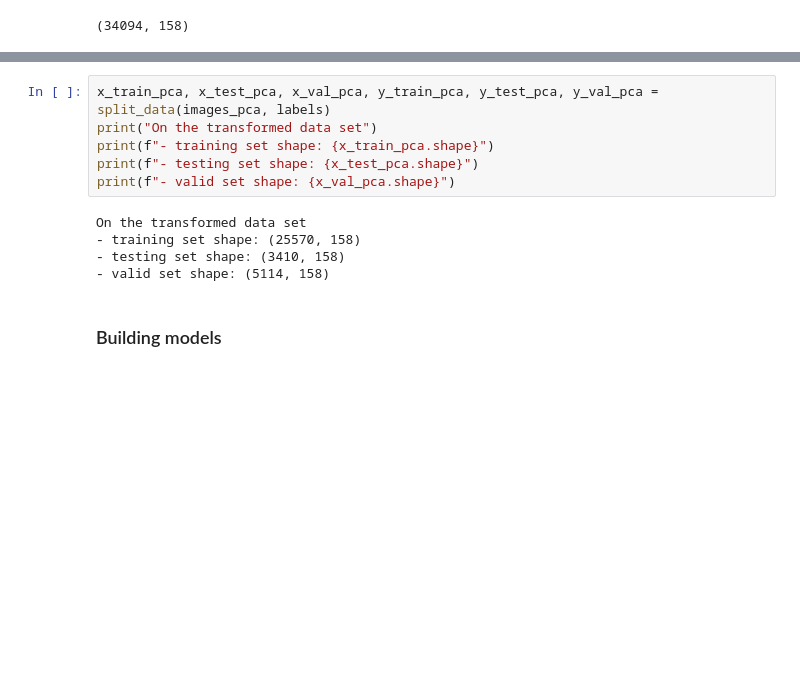
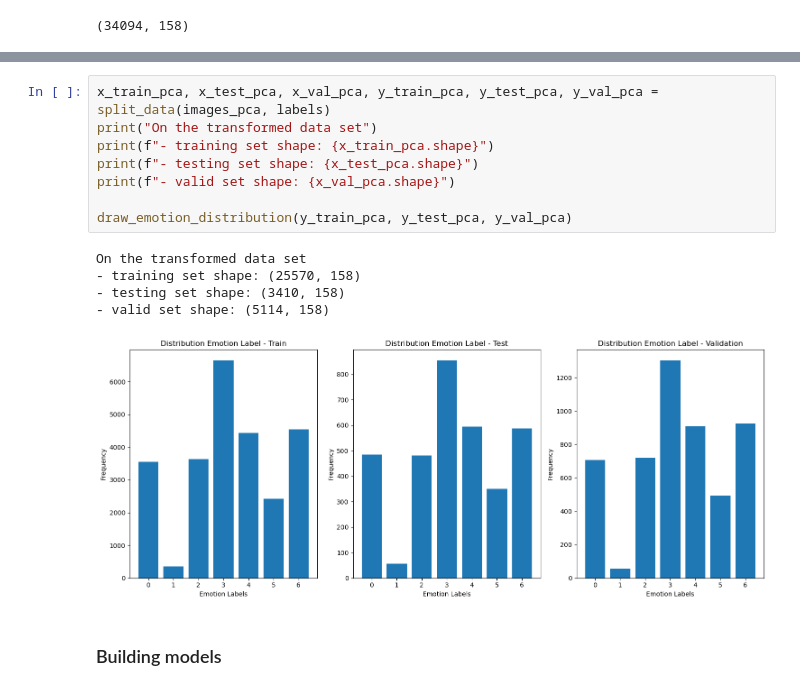
Before and after one commit to LDpNgn/Fundamental-ML, a Jupyter notebook: notebooks/EDA.ipynb, the cells around one changed output, grey strips where cells are left out. Cells and saved outputs as stored; diff of their text form; blank space fills up the shorter version.

```diff
--- a/notebooks/EDA.ipynb
+++ b/notebooks/EDA.ipynb
@@ -276,14 +356,17 @@ On the original normalized data set
 # %%
 x_train_pca, x_test_pca, x_val_pca, y_train_pca, y_test_pca, y_val_pca = split_data(images_pca, labels)
 print("On the transformed data set")
 print(f"- training set shape: {x_train_pca.shape}")
 print(f"- testing set shape: {x_test_pca.shape}")
 print(f"- valid set shape: {x_val_pca.shape}")
+
+draw_emotion_distribution(y_train_pca, y_test_pca, y_val_pca)
 # %% [output]
 On the transformed data set
 - training set shape: (25570, 158)
 - testing set shape: (3410, 158)
 - valid set shape: (5114, 158)
+[figure, added]
 # %% [markdown]
 ### Building models
 # %% [markdown]
```
Also changed, not shown: parts of 28 cells of this notebook.
